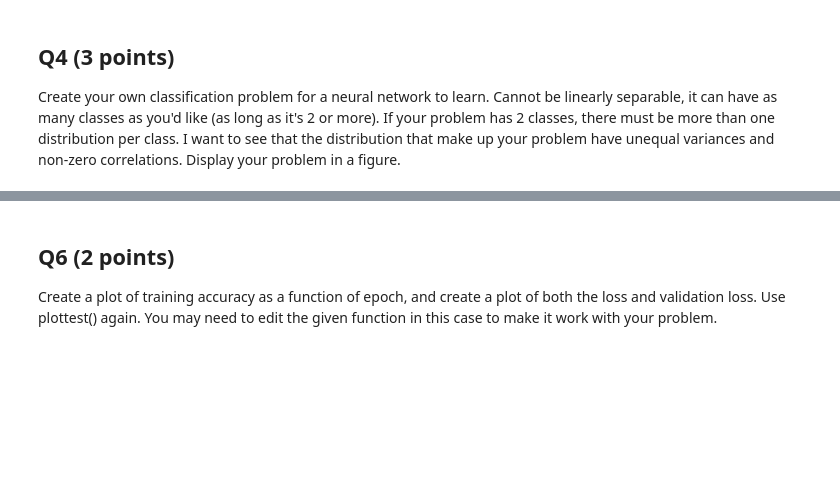
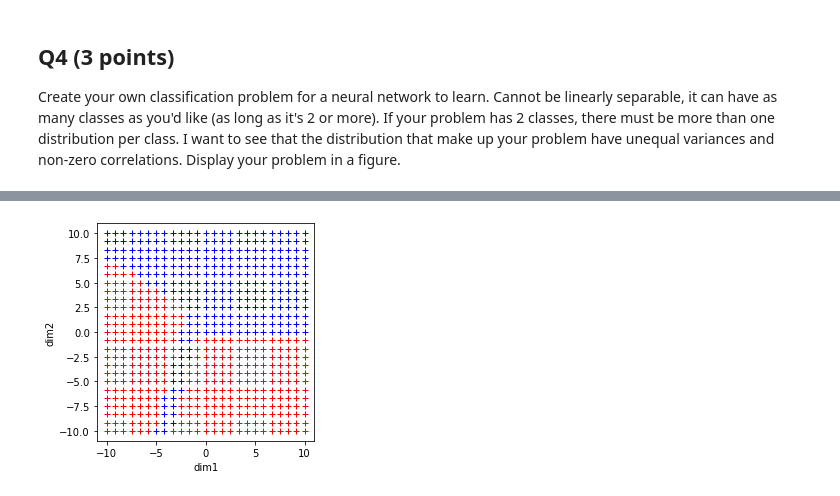
Before and after one commit to kdmalc/CompNeuro, a Jupyter notebook: 06/Homework6_Malcolm.ipynb, the cells around one changed output, grey strips where cells are left out. Cells and saved outputs as stored; diff of their text form; code cells hidden in the pictures; blank space fills up the shorter version.

```diff
--- a/06/Homework6_Malcolm.ipynb
+++ b/06/Homework6_Malcolm.ipynb
@@ -411,4 +382,52 @@ In a mark down cell, briefly document that different options you investiaged and
-# %% [markdown]
-## Q6 (2 points)
-
-Create a plot of training accuracy as a function of epoch, and create a plot of both the loss and validation loss.  Use plottest() again.  You may need to edit the given function in this case to make it work with your problem.
+# %%
+# generate test pattern array
+
+xymin = -10
+xymax = 10
+Npts = 25
+xv, yv = np.meshgrid(np.linspace(xymin, xymax, Npts),
+                     np.linspace(xymin, xymax, Npts))
+test_pats = np.concatenate((xv.reshape((Npts*Npts,1)),
+                            yv.reshape((Npts*Npts,1))), axis=1)
+
+test_labels_onehot = [0]*test_pats.shape[0]
+
+
+def my_line1(x):
+    y = -0.6*x + 1.5
+    return y
+
+
+def my_line2(x):
+    y = 4*x + 10
+    return y
+
+
+def my_line3(x):
+    y = 4*x + 4
+    return y
+
+
+# plot example
+for idx in range((test_pats.shape[0])):
+    point = test_pats[idx,:]
+    if ((point[1] < my_line1(point[0])) and (point[1] > my_line2(point[0]))):
+        plt.plot(point[0],point[1],'r+')
+        test_labels_onehot[idx] = 1
+    elif ((point[1] < 0) and (point[1] < my_line3(point[0]))):
+        plt.plot(point[0],point[1],'r+')
+        test_labels_onehot[idx] = 1
+    else:
+        # E.g. the default is blue.  I chose this since blue is more spread out whereas red is more concentrated
+        plt.plot(point[0],point[1],'b+')
+plt.xlabel('dim1')
+plt.ylabel('dim2')
+plt.axis('equal')
+plt.axis('square')
+plt.show()
+
+test_labels_onehot_array = np.array(test_labels_onehot).reshape((test_pats.shape[0],1))
+test_labels_onehot_opened = [val[0] for val in test_labels_onehot_array]
+test_labels_onehot_2D = np.array(test_labels_onehot_opened).reshape(len(test_labels_onehot_opened),1)
+# %% [output]
+[figure, added]
```
Also changed, not shown: parts of 17 cells of this notebook, 2 other files.
